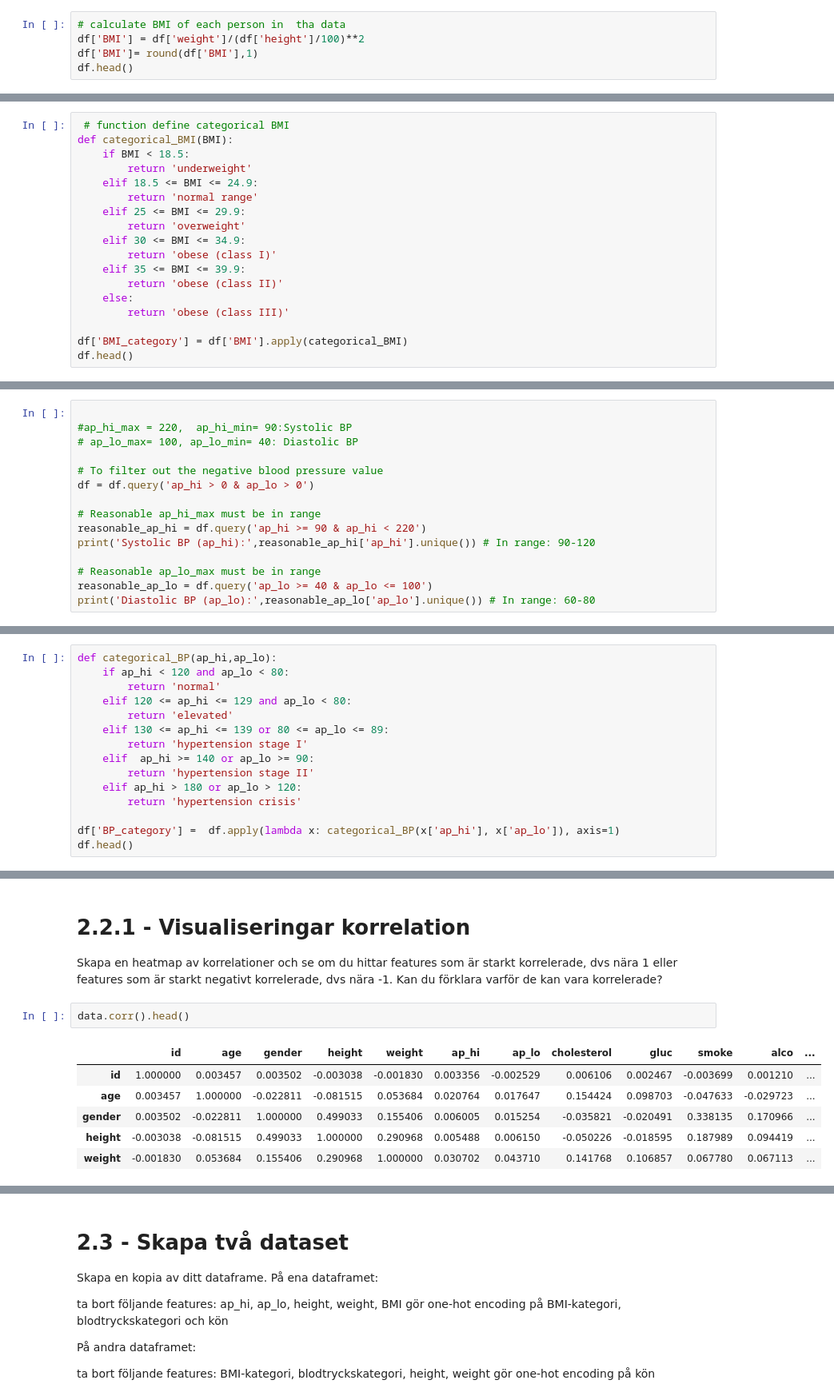
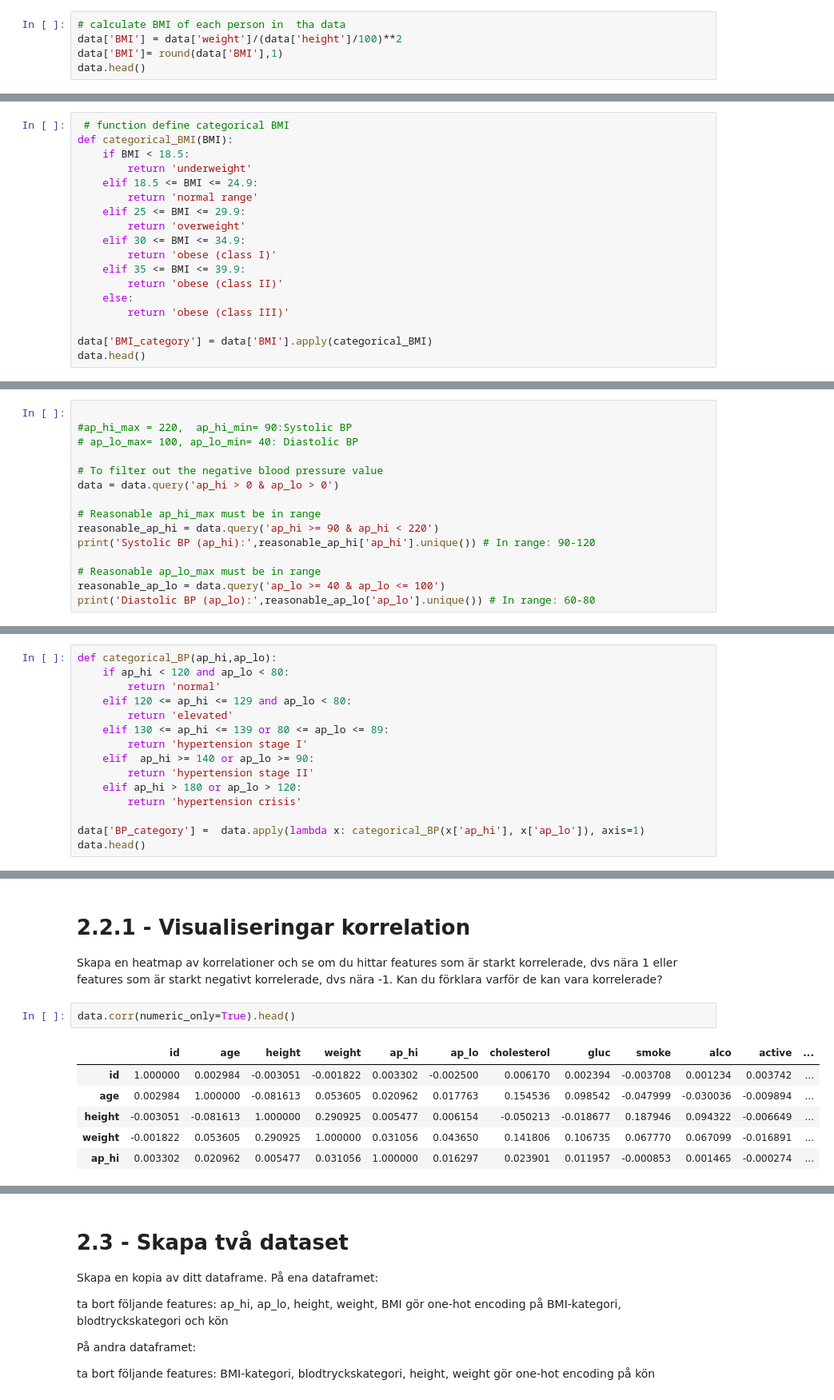
Before and after one commit to VineelaNedunuri/Machine-Learning-vineela-nedunuri, a Jupyter notebook: Labb/Disease _prediction.ipynb, the cells around one changed output, grey strips where cells are left out. Shown at 80% size. Saved outputs shown, nothing was run; the diff lists cells and outputs as text.

```diff
--- a/Labb/Disease _prediction.ipynb
+++ b/Labb/Disease _prediction.ipynb
@@ -268,8 +261,8 @@ Body mass index (BMI):
 Data frame weight in kg and height in cm, so we can covert to meters by 1m = 100 cm
 # %%
 # calculate BMI of each person in  tha data
-df['BMI'] = df['weight']/(df['height']/100)**2
-df['BMI']= round(df['BMI'],1)
-df.head()
+data['BMI'] = data['weight']/(data['height']/100)**2
+data['BMI']= round(data['BMI'],1)
+data.head()
 # %% [output]
 |  | id | age | gender | height | weight | ap_hi | ap_lo | cholesterol | gluc | smoke | alco | ... |
@@ -364,7 +357,7 @@ def categorical_BMI(BMI):
     else:
         return 'obese (class III)'
 
-df['BMI_category'] = df['BMI'].apply(categorical_BMI)
-df.head()
+data['BMI_category'] = data['BMI'].apply(categorical_BMI)
+data.head()
 # %% [output]
 |  | id | age | gender | height | weight | ap_hi | ap_lo | cholesterol | gluc | smoke | alco | ... |
@@ -416,14 +409,14 @@ df.head(1)
 # ap_lo_max= 100, ap_lo_min= 40: Diastolic BP
 
 # To filter out the negative blood pressure value
-df = df.query('ap_hi > 0 & ap_lo > 0')
+data = data.query('ap_hi > 0 & ap_lo > 0')
 
 # Reasonable ap_hi_max must be in range
-reasonable_ap_hi = df.query('ap_hi >= 90 & ap_hi < 220')
+reasonable_ap_hi = data.query('ap_hi >= 90 & ap_hi < 220')
 print('Systolic BP (ap_hi):',reasonable_ap_hi['ap_hi'].unique()) # In range: 90-120
 
 # Reasonable ap_lo_max must be in range
-reasonable_ap_lo = df.query('ap_lo >= 40 & ap_lo <= 100')
+reasonable_ap_lo = data.query('ap_lo >= 40 & ap_lo <= 100')
 print('Diastolic BP (ap_lo):',reasonable_ap_lo['ap_lo'].unique()) # In range: 60-80
 # %% [output]
 Systolic BP (ap_hi): [110 140 130 150 100 120 145 170 135 125  90 180 160 133 190 122 169 126
@@ -509,7 +502,7 @@ def categorical_BP(ap_hi,ap_lo):
     elif ap_hi > 180 or ap_lo > 120:
         return 'hypertension crisis'
 
-df['BP_category'] =  df.apply(lambda x: categorical_BP(x['ap_hi'], x['ap_lo']), axis=1)
-df.head()
+data['BP_category'] =  data.apply(lambda x: categorical_BP(x['ap_hi'], x['ap_lo']), axis=1)
+data.head()
 # %% [output]
 |  | id | age | gender | height | weight | ap_hi | ap_lo | cholesterol | gluc | smoke | alco | ... |
@@ -545,14 +538,14 @@ plt.show()
 Skapa en heatmap av korrelationer och se om du hittar features som är starkt korrelerade, dvs nära 1 eller
 features som är starkt negativt korrelerade, dvs nära -1. Kan du förklara varför de kan vara korrelerade?
 # %%
-data.corr().head()
+data.corr(numeric_only=True).head()
 # %% [output]
-|  | id | age | gender | height | weight | ap_hi | ap_lo | cholesterol | gluc | smoke | alco | ... |
-| id | 1.000000 | 0.003457 | 0.003502 | -0.003038 | -0.001830 | 0.003356 | -0.002529 | 0.006106 | 0.002467 | -0.003699 | 0.001210 | ... |
-| age | 0.003457 | 1.000000 | -0.022811 | -0.081515 | 0.053684 | 0.020764 | 0.017647 | 0.154424 | 0.098703 | -0.047633 | -0.029723 | ... |
-| gender | 0.003502 | -0.022811 | 1.000000 | 0.499033 | 0.155406 | 0.006005 | 0.015254 | -0.035821 | -0.020491 | 0.338135 | 0.170966 | ... |
-| height | -0.003038 | -0.081515 | 0.499033 | 1.000000 | 0.290968 | 0.005488 | 0.006150 | -0.050226 | -0.018595 | 0.187989 | 0.094419 | ... |
-| weight | -0.001830 | 0.053684 | 0.155406 | 0.290968 | 1.000000 | 0.030702 | 0.043710 | 0.141768 | 0.106857 | 0.067780 | 0.067113 | ... |
+|  | id | age | height | weight | ap_hi | ap_lo | cholesterol | gluc | smoke | alco | active | ... |
+| id | 1.000000 | 0.002984 | -0.003051 | -0.001822 | 0.003302 | -0.002500 | 0.006170 | 0.002394 | -0.003708 | 0.001234 | 0.003742 | ... |
+| age | 0.002984 | 1.000000 | -0.081613 | 0.053605 | 0.020962 | 0.017763 | 0.154536 | 0.098542 | -0.047999 | -0.030036 | -0.009894 | ... |
+| height | -0.003051 | -0.081613 | 1.000000 | 0.290925 | 0.005477 | 0.006154 | -0.050213 | -0.018677 | 0.187946 | 0.094322 | -0.006649 | ... |
+| weight | -0.001822 | 0.053605 | 0.290925 | 1.000000 | 0.031056 | 0.043650 | 0.141806 | 0.106735 | 0.067770 | 0.067099 | -0.016891 | ... |
+| ap_hi | 0.003302 | 0.020962 | 0.005477 | 0.031056 | 1.000000 | 0.016297 | 0.023901 | 0.011957 | -0.000853 | 0.001465 | -0.000274 | ... |
 # %%
 fig = plt.figure(figsize=(16,7))
 sns.heatmap(data.corr(numeric_only=True), annot=True, linewidths='.2')
```
Also changed, not shown: parts of 33 cells of this notebook, 1 other file.
